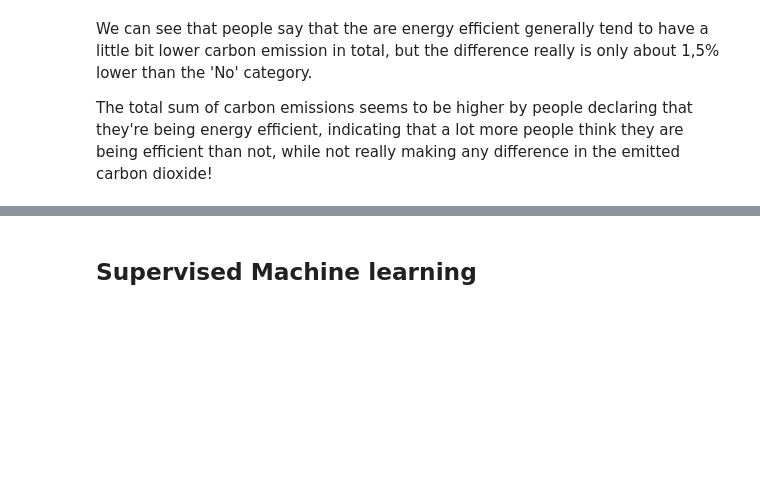
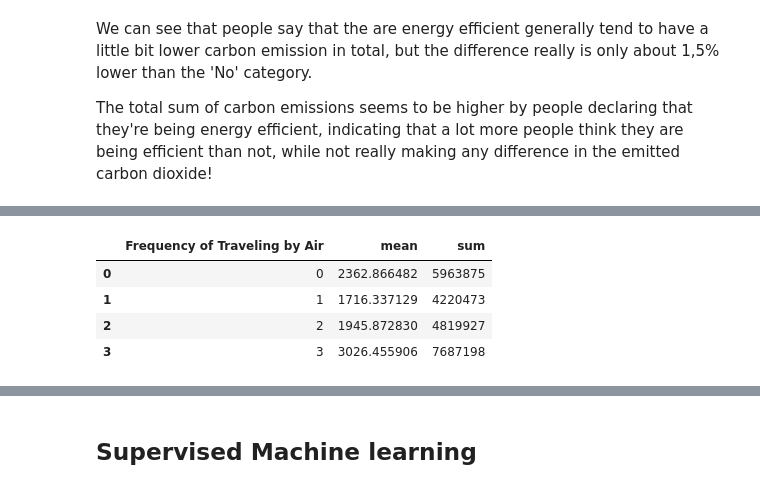
Before and after one commit to cph-oo221/Dat4-BI-Exam, a Jupyter notebook: Main.ipynb, the cells around one changed output, grey strips where cells are left out. Saved outputs shown, nothing was run; the diff lists cells and outputs as text; code cells hidden in the pictures; blank space fills up the shorter version.

```diff
--- a/Main.ipynb
+++ b/Main.ipynb
@@ -370,0 +405,9 @@ The total sum of carbon emissions seems to be higher by people declaring that th
+# %%
+grouped = df.groupby('Frequency of Traveling by Air')['CarbonEmission'].agg(['mean', 'sum']).reset_index()
+grouped
+# %% [output]
+|  | Frequency of Traveling by Air | mean | sum |
+| 0 | 0 | 2362.866482 | 5963875 |
+| 1 | 1 | 1716.337129 | 4220473 |
+| 2 | 2 | 1945.872830 | 4819927 |
+| 3 | 3 | 3026.455906 | 7687198 |
```
Also changed, not shown: parts of 13 cells of this notebook.
